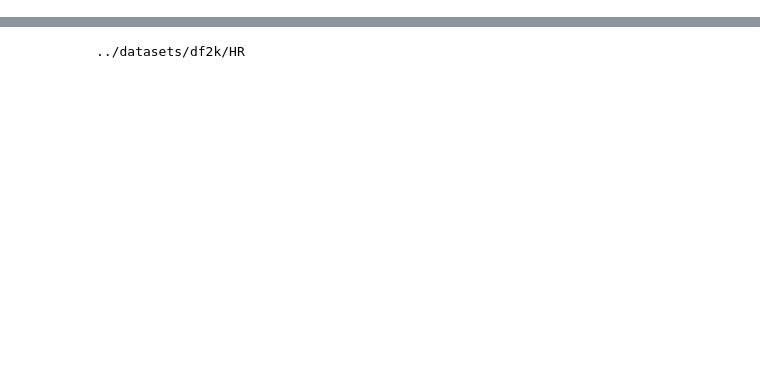
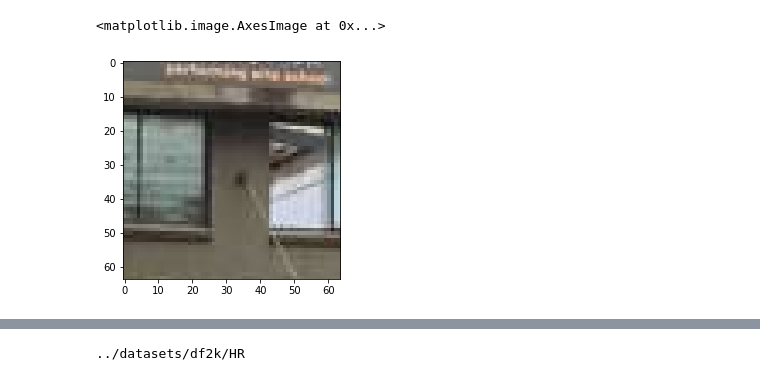
Before and after one commit to vinotharjun/pixelEnhancer, a Jupyter notebook: playground/yml_parsing.ipynb, the cells around one changed output, grey strips where cells are left out. Drawn from its saved outputs; the diff is of its cells as text; code cells hidden in the pictures; blank space fills up the shorter version.

Commit message:
yml loading options for dataloader and models

```diff
--- a/playground/yml_parsing.ipynb
+++ b/playground/yml_parsing.ipynb
@@ -13,6 +13,6 @@ Loader, Dumper = OrderedYaml()
 %load_ext autoreload
 %autoreload 2
 # %%
-opt_path = "../configs/train_model.yml"
+opt_path = "../configs/train_bigmodel.yml"
 # %%
 from enhancer.options import *
@@ -37,0 +23,2 @@ os.path.abspath("../dataset/df2k")
+# %%
+dic = get_dataloader_from_yml(opt_path)
@@ -37,0 +53,5 @@ os.path.abspath("../dataset/df2k")
+# %%
+plt.imshow(im_convert(dic['train_dataset'][6]["lr"],denormalize=False))
+# %% [output]
+<matplotlib.image.AxesImage at 0x...>
+[figure, added]
```
Also changed, not shown: parts of 10 cells of this notebook, 7 other files.
